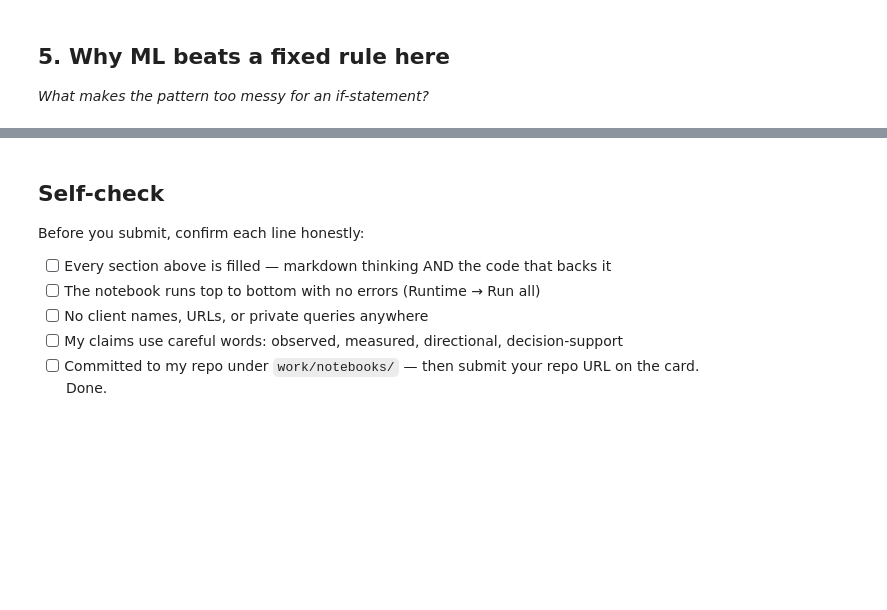
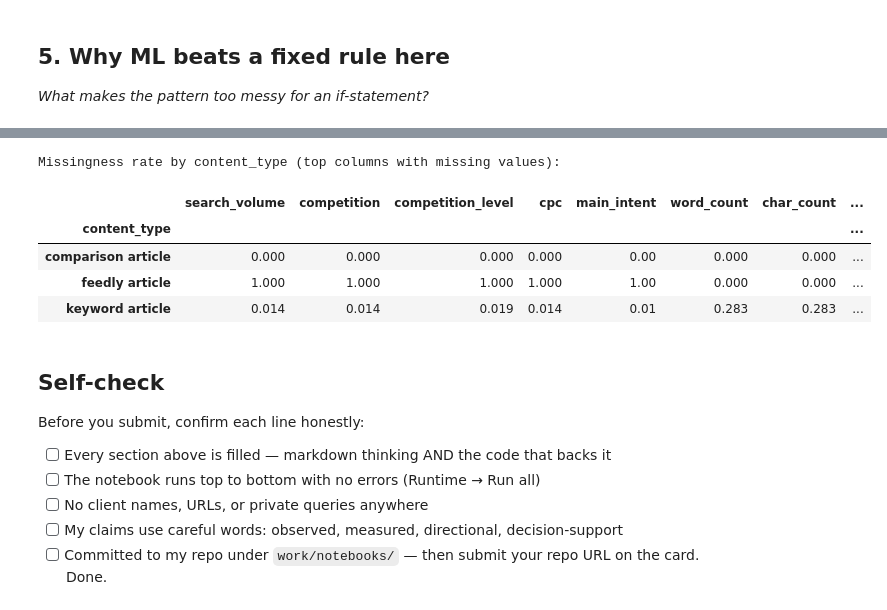
Before and after one commit to techwolfdarim/FlyRank-Internship, a Jupyter notebook: work/notebooks/w02_ml_task_framing.ipynb, the cells around one changed output, grey strips where cells are left out. Cells and saved outputs as stored; diff of their text form; code cells hidden in the pictures; blank space fills up the shorter version.

```diff
--- a/work/notebooks/w02_ml_task_framing.ipynb
+++ b/work/notebooks/w02_ml_task_framing.ipynb
@@ -15,0 +17,24 @@ This skeleton is yours to fill. Work the sections **in order** — each one has
+# %%
+from pathlib import Path
+import subprocess
+import pandas as pd
+
+REPO_URL = "https://github.com/techwolfdarim/FlyRank-Internship.git"  # update if your repo URL differs
+REPO_DIR = Path("/content/FlyRank-Internship")
+TARGET_NAME = "content_refresh_anonymized.csv"
+
+if not REPO_DIR.exists():
+    subprocess.run(["git", "clone", REPO_URL, str(REPO_DIR)], check=True)
+
+matches = list(REPO_DIR.rglob(TARGET_NAME))
+if not matches:
+    raise FileNotFoundError(f"Cloned {REPO_DIR}, but could not find {TARGET_NAME}.")
+
+DATA_PATH = matches[0]
+print("Loaded from:", DATA_PATH.resolve())
+df = pd.read_csv(DATA_PATH)
+
+print(f"Rows: {len(df):,} | Columns: {df.shape[1]}")
+if "is_declining_label" in df.columns:
+    print("Base rate (is_declining_label mean):", round(df["is_declining_label"].mean(), 4))
+    print(df["is_declining_label"].value_counts(dropna=False))
@@ -44,3 +144,24 @@ This skeleton is yours to fill. Work the sections **in order** — each one has
+# %%
+summary_cols = [c for c in ["clicks", "impressions", "ctr", "avg_position", "engagement_rate"] if c in df.columns]
+if "is_declining_label" in df.columns and summary_cols:
+    grouped_means = df.groupby("is_declining_label")[summary_cols].mean(numeric_only=True)
+    display(grouped_means.round(3))
+
+if "content_type" in df.columns:
+    print("\nMissingness rate by content_type (top columns with missing values):")
+    missing_by_type = df.groupby("content_type").apply(
+        lambda g: g.isna().mean(), include_groups=False
+    )
+    cols_with_na = [c for c in df.columns if df[c].isna().any()]
+    if cols_with_na:
+        display(missing_by_type[cols_with_na].round(3))
+# %% [output]
+Missingness rate by content_type (top columns with missing values):
+|  | search_volume | competition | competition_level | cpc | main_intent | word_count | char_count | ... |
+| content_type |  |  |  |  |  |  |  | ... |
+| comparison article | 0.000 | 0.000 | 0.000 | 0.000 | 0.00 | 0.000 | 0.000 | ... |
+| feedly article | 1.000 | 1.000 | 1.000 | 1.000 | 1.00 | 0.000 | 0.000 | ... |
+| keyword article | 0.014 | 0.014 | 0.019 | 0.014 | 0.01 | 0.283 | 0.283 | ... |
 # %% [markdown]
 ## Self-check
 
```
Also changed, not shown: parts of 14 cells of this notebook.
